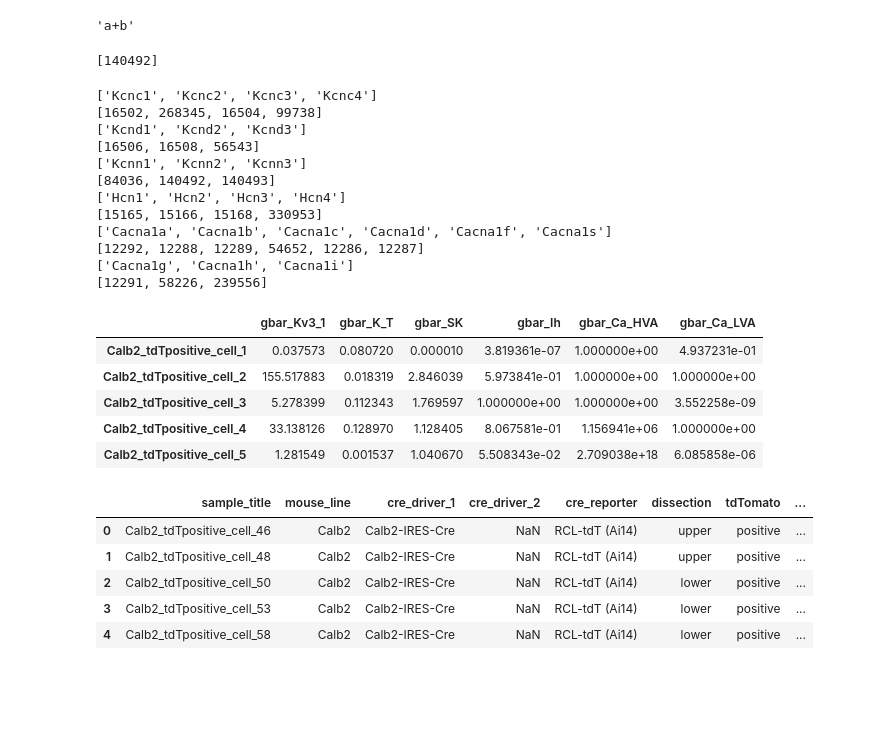
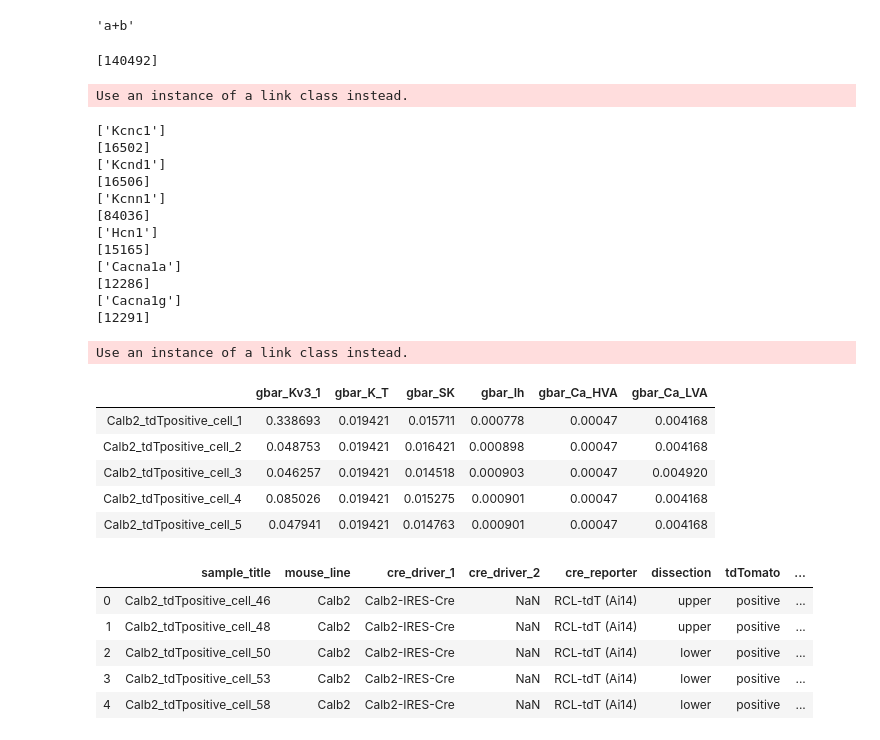
Before and after one commit to allen19981/Conductance_Parameter, a Jupyter notebook: Predictive_comparison.ipynb, the cells around one changed output. Cells and saved outputs as stored; diff of their text form; code cells hidden in the pictures; blank space fills up the shorter version.

```diff
--- a/Predictive_comparison.ipynb
+++ b/Predictive_comparison.ipynb
@@ -390,7 +385,7 @@ def get_cond_stat_models(parameter_type, gene_symbol_list, df):
     fit_model = gamma_model.fit()
     return(fit_model)
 
-def get_gene_exp_cond_predictions(gene_exp_mat, fit_model, gene_symbol):
+def get_gene_exp_cond_predictions(gene_exp_mat, fit_model, gene_symbol_list):
     pred_data = gene_exp_mat.filter(items = gene_symbol_list, axis = 0).transpose()
     predicted = fit_model.predict(pred_data)
     return predicted
@@ -409,37 +404,39 @@ predictions = get_gene_exp_cond_predictions(new_cpm, fit_model,  gene_symbol_lis
 #print(predictions)
 # %% [output]
 [140492]
+Use an instance of a link class instead.
 # %%
 # run all predictions for all conductances on tasic2016 data
 df = pd.DataFrame()
 for cond in related_RNA.keys():
-    gene_symbol_list = related_RNA[cond]
-    #gene_symbol_list = [related_RNA[cond][1]]
+    # gene_symbol_list = related_RNA[cond]
+    gene_symbol_list = [related_RNA[cond][0]]
     print(gene_symbol_list)
     fit_model = get_cond_stat_models(cond, gene_symbol_list, sep_layer_cre_parameter_df)
     predictions = get_gene_exp_cond_predictions(new_cpm, fit_model, gene_symbol_list)
     df[cond] = predictions
 
 df.head()
 # %% [output]
-['Kcnc1', 'Kcnc2', 'Kcnc3', 'Kcnc4']
-[16502, 268345, 16504, 99738]
-['Kcnd1', 'Kcnd2', 'Kcnd3']
-[16506, 16508, 56543]
-['Kcnn1', 'Kcnn2', 'Kcnn3']
-[84036, 140492, 140493]
-['Hcn1', 'Hcn2', 'Hcn3', 'Hcn4']
-[15165, 15166, 15168, 330953]
-['Cacna1a', 'Cacna1b', 'Cacna1c', 'Cacna1d', 'Cacna1f', 'Cacna1s']
-[12292, 12288, 12289, 54652, 12286, 12287]
-['Cacna1g', 'Cacna1h', 'Cacna1i']
-[12291, 58226, 239556]
+['Kcnc1']
+[16502]
+['Kcnd1']
+[16506]
+['Kcnn1']
+[84036]
+['Hcn1']
+[15165]
+['Cacna1a']
+[12286]
+['Cacna1g']
+[12291]
+Use an instance of a link class instead.
 |  | gbar_Kv3_1 | gbar_K_T | gbar_SK | gbar_Ih | gbar_Ca_HVA | gbar_Ca_LVA |
-| Calb2_tdTpositive_cell_1 | 0.037573 | 0.080720 | 0.000010 | 3.819361e-07 | 1.000000e+00 | 4.937231e-01 |
-| Calb2_tdTpositive_cell_2 | 155.517883 | 0.018319 | 2.846039 | 5.973841e-01 | 1.000000e+00 | 1.000000e+00 |
-| Calb2_tdTpositive_cell_3 | 5.278399 | 0.112343 | 1.769597 | 1.000000e+00 | 1.000000e+00 | 3.552258e-09 |
-| Calb2_tdTpositive_cell_4 | 33.138126 | 0.128970 | 1.128405 | 8.067581e-01 | 1.156941e+06 | 1.000000e+00 |
-| Calb2_tdTpositive_cell_5 | 1.281549 | 0.001537 | 1.040670 | 5.508343e-02 | 2.709038e+18 | 6.085858e-06 |
+| Calb2_tdTpositive_cell_1 | 0.338693 | 0.019421 | 0.015711 | 0.000778 | 0.00047 | 0.004168 |
+| Calb2_tdTpositive_cell_2 | 0.048753 | 0.019421 | 0.016421 | 0.000898 | 0.00047 | 0.004168 |
+| Calb2_tdTpositive_cell_3 | 0.046257 | 0.019421 | 0.014518 | 0.000903 | 0.00047 | 0.004920 |
+| Calb2_tdTpositive_cell_4 | 0.085026 | 0.019421 | 0.015275 | 0.000901 | 0.00047 | 0.004168 |
+| Calb2_tdTpositive_cell_5 | 0.047941 | 0.019421 | 0.014763 | 0.000901 | 0.00047 | 0.004168 |
 # %%
 # all_features_cell_type[all_features_cell_type['gbar_Ih'] > 0 ].head()
 # cre_line_metadata.head()
```
Also changed, not shown: parts of 4 cells of this notebook.
